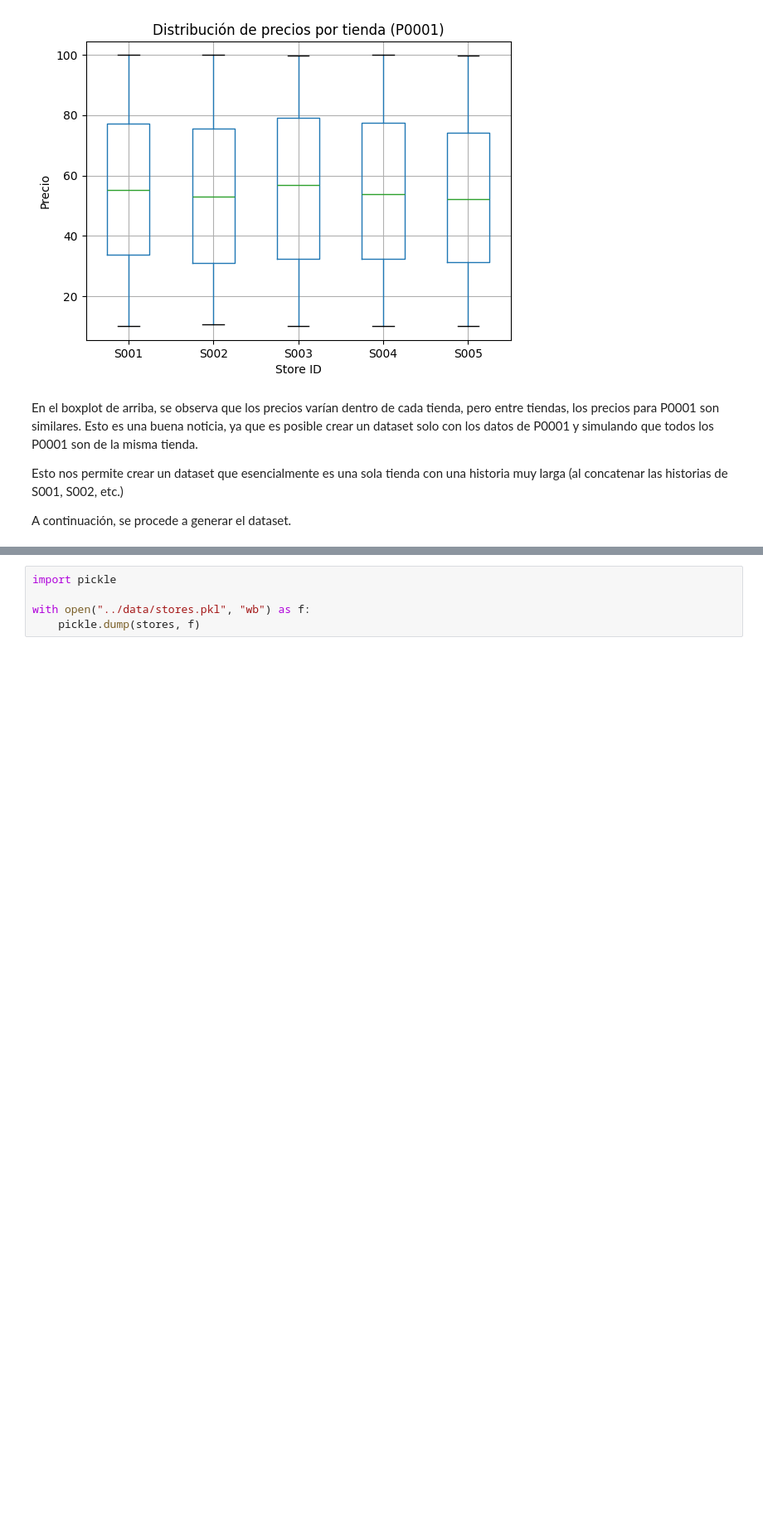
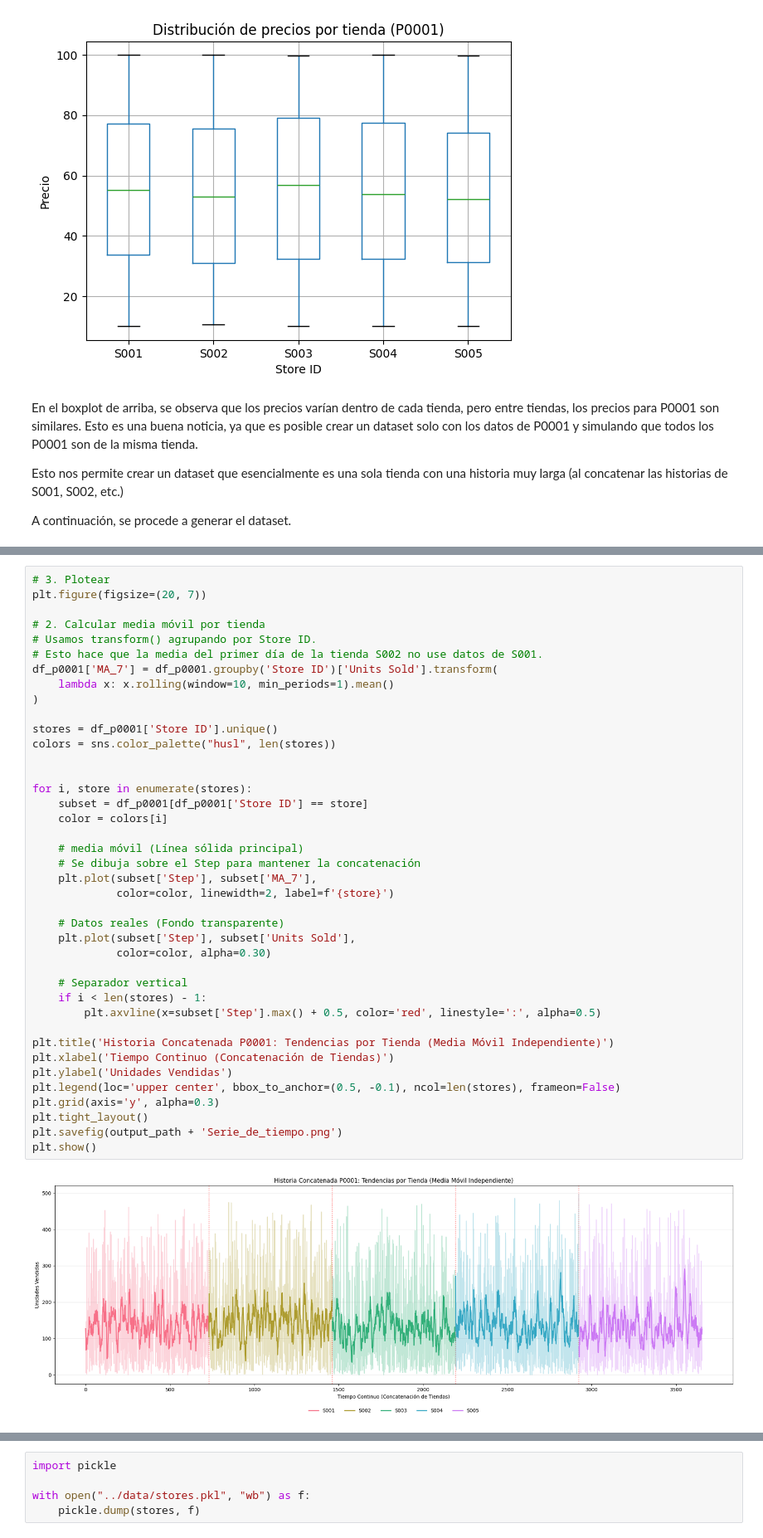
Before and after one commit to marCRACK29/Optimizacion-de-Inventario, a Jupyter notebook: notebooks/eda.ipynb, the cells around one changed output, grey strips where cells are left out. Shown at 83% size. Saved outputs shown, nothing was run; the diff lists cells and outputs as text; blank space fills up the shorter version.

```diff
--- a/notebooks/eda.ipynb
+++ b/notebooks/eda.ipynb
@@ -182,0 +220,42 @@ datos_limpios.to_csv('../data/data_train.csv', index=False)
+# %%
+# 3. Plotear
+plt.figure(figsize=(20, 7))
+
+# 2. Calcular media móvil por tienda
+# Usamos transform() agrupando por Store ID.
+# Esto hace que la media del primer día de la tienda S002 no use datos de S001.
+df_p0001['MA_7'] = df_p0001.groupby('Store ID')['Units Sold'].transform(
+    lambda x: x.rolling(window=10, min_periods=1).mean()
+)
+
+stores = df_p0001['Store ID'].unique()
+colors = sns.color_palette("husl", len(stores))
+
+
+for i, store in enumerate(stores):
+    subset = df_p0001[df_p0001['Store ID'] == store]
+    color = colors[i]
+
+    # media móvil (Línea sólida principal)
+    # Se dibuja sobre el Step para mantener la concatenación
+    plt.plot(subset['Step'], subset['MA_7'],
+             color=color, linewidth=2, label=f'{store}')
+
+    # Datos reales (Fondo transparente)
+    plt.plot(subset['Step'], subset['Units Sold'],
+             color=color, alpha=0.30)
+
+    # Separador vertical
+    if i < len(stores) - 1:
+        plt.axvline(x=subset['Step'].max() + 0.5, color='red', linestyle=':', alpha=0.5)
+
+plt.title('Historia Concatenada P0001: Tendencias por Tienda (Media Móvil Independiente)')
+plt.xlabel('Tiempo Continuo (Concatenación de Tiendas)')
+plt.ylabel('Unidades Vendidas')
+plt.legend(loc='upper center', bbox_to_anchor=(0.5, -0.1), ncol=len(stores), frameon=False)
+plt.grid(axis='y', alpha=0.3)
+plt.tight_layout()
+plt.savefig(output_path + 'Serie_de_tiempo.png')
+plt.show()
+# %% [output]
+[figure, added]
```
Also changed, not shown: parts of 17 cells of this notebook.
